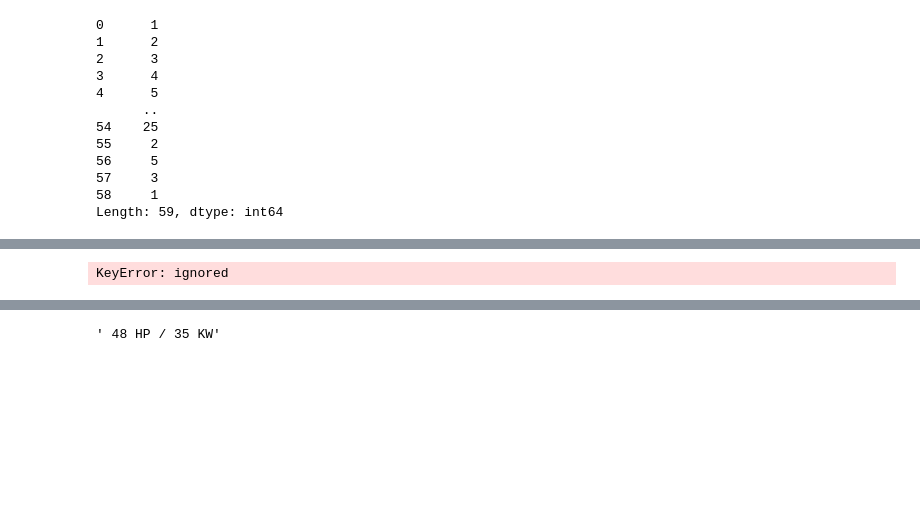
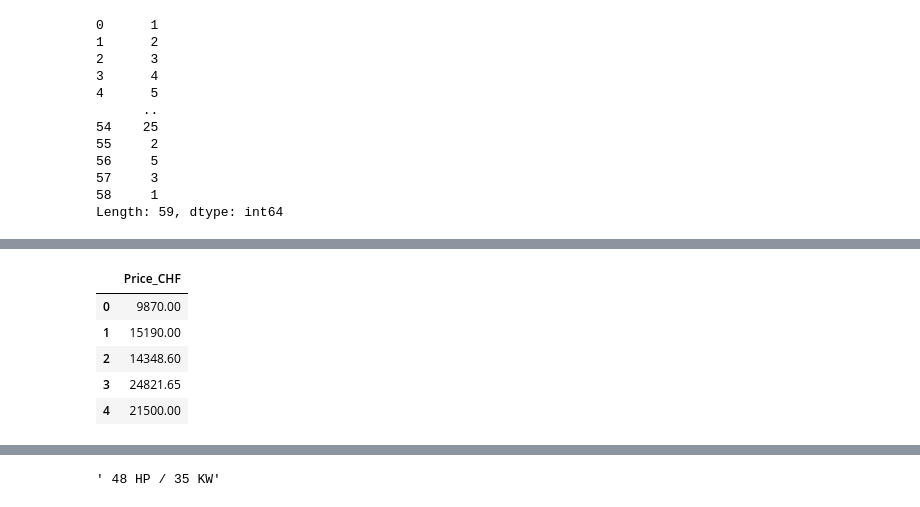
Before and after one commit to kristy25/AcademyPublic, a Jupyter notebook: Untitled1.ipynb, the cells around one changed output, grey strips where cells are left out. Cells and saved outputs as stored; diff of their text form; code cells hidden in the pictures; blank space fills up the shorter version.

```diff
--- a/Untitled1.ipynb
+++ b/Untitled1.ipynb
@@ -1292,4 +1298,10 @@ duplicated_boat[['dupkey_id','Price_CHF'] + cols_sort].sort_values(by='dupkey_id
 # %%
 mean_Price=pd.DataFrame(duplicated_boat.groupby(by=['dupkey_id'],dropna=False)['Price_CHF'].mean()).reset_index(drop=True)
+mean_Price.head()
 # %% [output]
-KeyError: ignored
+|  | Price_CHF |
+| 0 | 9870.00 |
+| 1 | 15190.00 |
+| 2 | 14348.60 |
+| 3 | 24821.65 |
+| 4 | 21500.00 |
```
Also changed, not shown: parts of 16 cells of this notebook.
